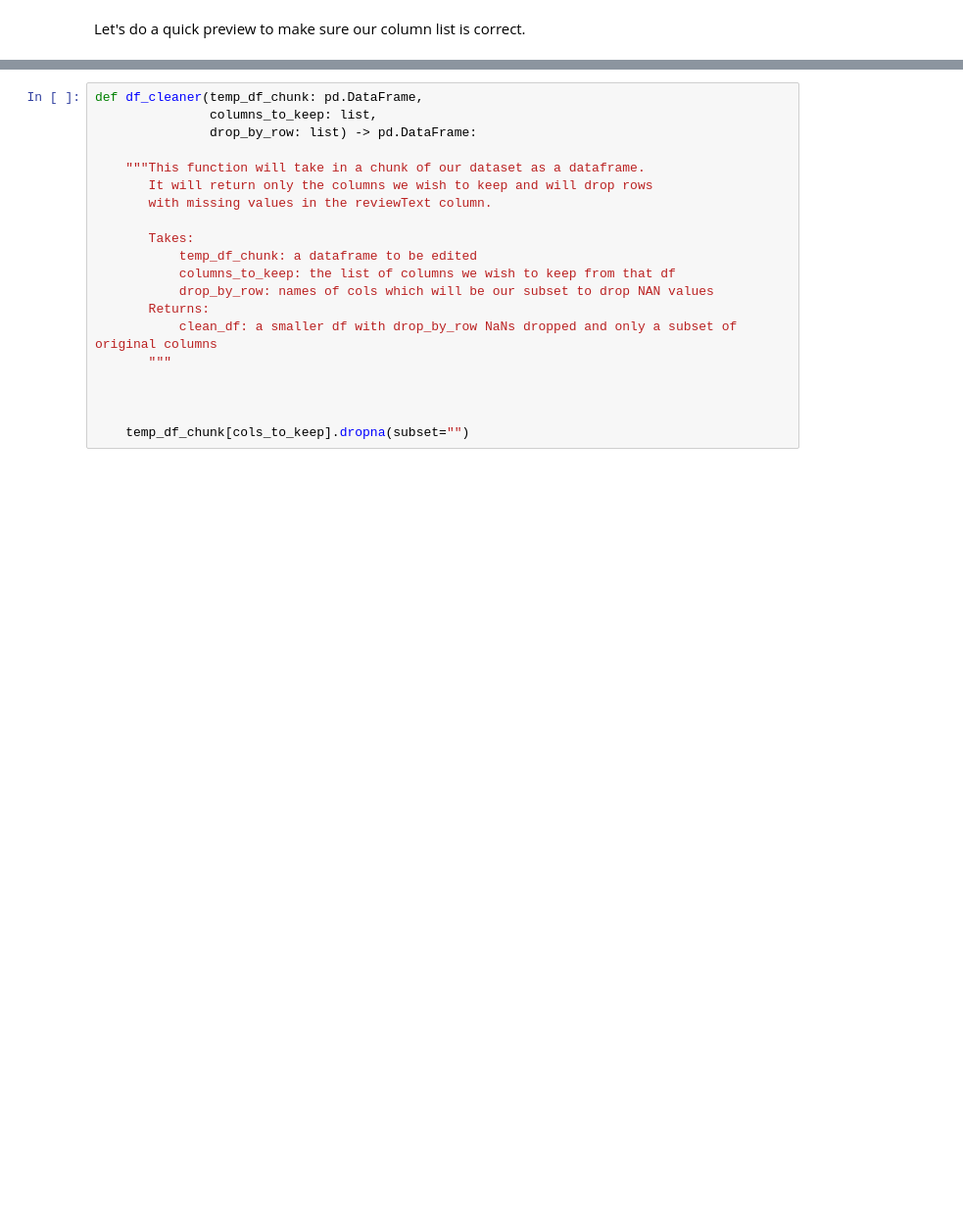
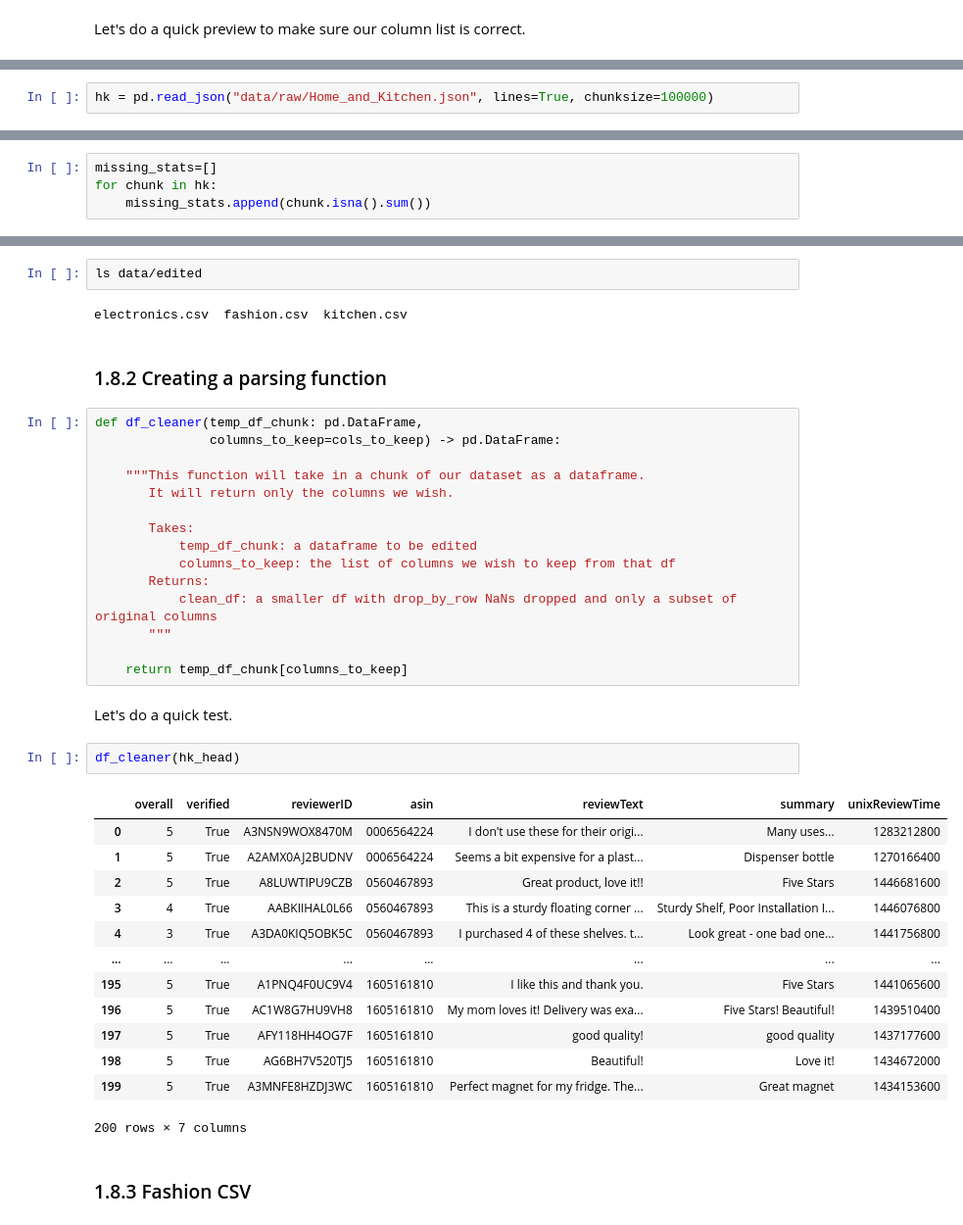
Before and after one commit to josephplpriest/springboard, a Jupyter notebook: capstone_projects/capstone_2/notebooks/1_Data_Wrangling.ipynb, the cells around one changed output, grey strips where cells are left out. Shown at 98% size. Saved outputs shown, nothing was run; the diff lists cells and outputs as text; blank space fills up the shorter version.

```diff
--- a/capstone_projects/capstone_2/notebooks/1_Data_Wrangling.ipynb
+++ b/capstone_projects/capstone_2/notebooks/1_Data_Wrangling.ipynb
@@ -238,0 +390,2 @@ fashion_head[cols_to_keep].head()
+# %%
+hk = pd.read_json("data/raw/Home_and_Kitchen.json", lines=True, chunksize=100000)
@@ -238,0 +394,4 @@ fashion_head[cols_to_keep].head()
+# %%
+missing_stats=[]
+for chunk in hk:
+    missing_stats.append(chunk.isna().sum())
@@ -239,20 +439,41 @@ fashion_head[cols_to_keep].head()
+# %%
+ls data/edited
+# %% [output]
+electronics.csv  fashion.csv  kitchen.csv
+# %% [markdown]
+### 1.8.2 Creating a parsing function <a name="1.8.2"></a>
 # %%
 def df_cleaner(temp_df_chunk: pd.DataFrame,
-               columns_to_keep: list,
-               drop_by_row: list) -> pd.DataFrame:
+               columns_to_keep=cols_to_keep) -> pd.DataFrame:
 
     """This function will take in a chunk of our dataset as a dataframe.
-       It will return only the columns we wish to keep and will drop rows
-       with missing values in the reviewText column.
+       It will return only the columns we wish.
 
        Takes:
            temp_df_chunk: a dataframe to be edited
            columns_to_keep: the list of columns we wish to keep from that df
-           drop_by_row: names of cols which will be our subset to drop NAN values
        Returns:
            clean_df: a smaller df with drop_by_row NaNs dropped and only a subset of original columns
        """
 
-
-
-    temp_df_chunk[cols_to_keep].dropna(subset="")
+    return temp_df_chunk[columns_to_keep]
+# %% [markdown]
+Let's do a quick test.
+# %%
+df_cleaner(hk_head)
+# %% [output]
+|  | overall | verified | reviewerID | asin | reviewText | summary | unixReviewTime |
+| 0 | 5 | True | A3NSN9WOX8470M | 0006564224 | I don't use these for their origi... | Many uses... | 1283212800 |
+| 1 | 5 | True | A2AMX0AJ2BUDNV | 0006564224 | Seems a bit expensive for a plast... | Dispenser bottle | 1270166400 |
+| 2 | 5 | True | A8LUWTIPU9CZB | 0560467893 | Great product, love it!! | Five Stars | 1446681600 |
+| 3 | 4 | True | AABKIIHAL0L66 | 0560467893 | This is a sturdy floating corner ... | Sturdy Shelf, Poor Installation I... | 1446076800 |
+| 4 | 3 | True | A3DA0KIQ5OBK5C | 0560467893 | I purchased 4 of these shelves. t... | Look great - one bad one... | 1441756800 |
+| ... | ... | ... | ... | ... | ... | ... | ... |
+| 195 | 5 | True | A1PNQ4F0UC9V4 | 1605161810 | I like this and thank you. | Five Stars | 1441065600 |
+| 196 | 5 | True | AC1W8G7HU9VH8 | 1605161810 | My mom loves it! Delivery was exa... | Five Stars! Beautiful! | 1439510400 |
+| 197 | 5 | True | AFY118HH4OG7F | 1605161810 | good quality! | good quality | 1437177600 |
+| 198 | 5 | True | AG6BH7V520TJ5 | 1605161810 | Beautiful! | Love it! | 1434672000 |
+| 199 | 5 | True | A3MNFE8HZDJ3WC | 1605161810 | Perfect magnet for my fridge. The... | Great magnet | 1434153600 |
+200 rows × 7 columns
+# %% [markdown]
+### 1.8.3 Fashion CSV <a name="1.8.3"></a>
```
Also changed, not shown: parts of 65 cells of this notebook, 1 other file.
